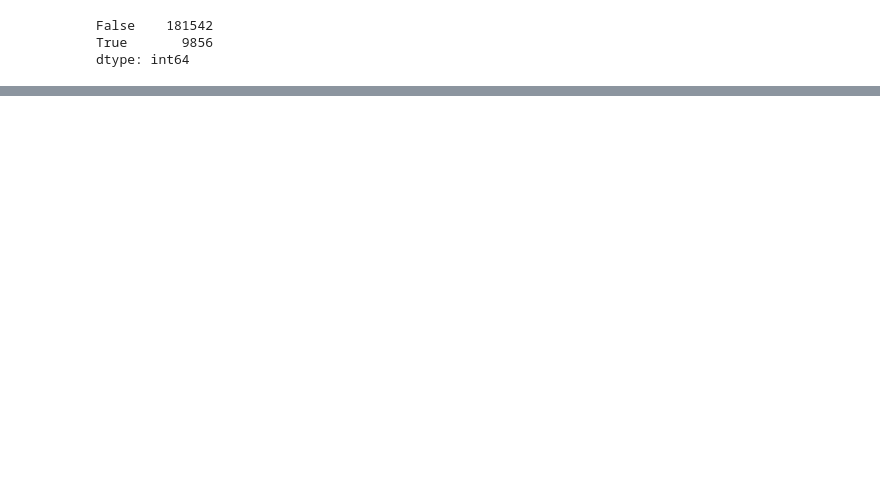
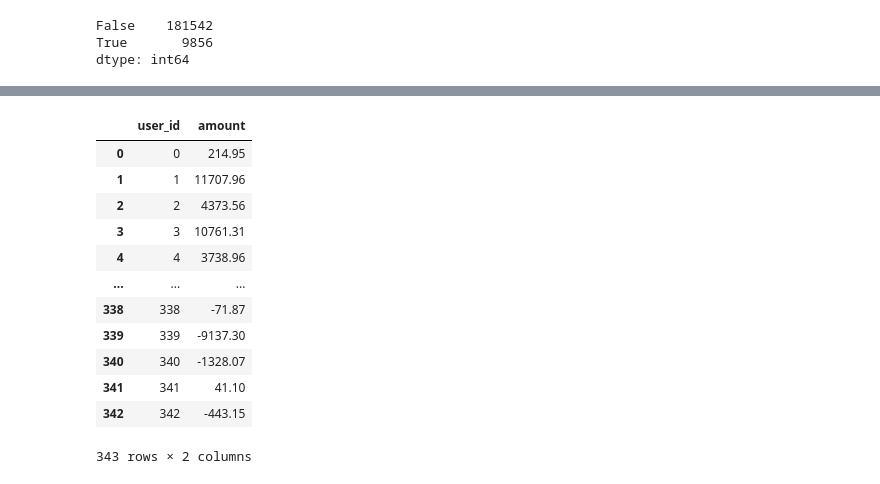
Before and after one commit to karynagogunska/mansa_test, a Jupyter notebook: datascience/notebooks/Data exploration and preparation.ipynb, the cells around one changed output, grey strips where cells are left out. Saved outputs shown, nothing was run; the diff lists cells and outputs as text; code cells hidden in the pictures; blank space fills up the shorter version.

```diff
--- a/datascience/notebooks/Data exploration and preparation.ipynb
+++ b/datascience/notebooks/Data exploration and preparation.ipynb
@@ -383,0 +452,18 @@ merged_df.describe()
+# %%
+grouped = merged_df.groupby(by='user_id',as_index=False).amount.sum()
+# %%
+grouped
+# %% [output]
+|  | user_id | amount |
+| 0 | 0 | 214.95 |
+| 1 | 1 | 11707.96 |
+| 2 | 2 | 4373.56 |
+| 3 | 3 | 10761.31 |
+| 4 | 4 | 3738.96 |
+| ... | ... | ... |
+| 338 | 338 | -71.87 |
+| 339 | 339 | -9137.30 |
+| 340 | 340 | -1328.07 |
+| 341 | 341 | 41.10 |
+| 342 | 342 | -443.15 |
+343 rows × 2 columns
```
Also changed, not shown: parts of 31 cells of this notebook.
